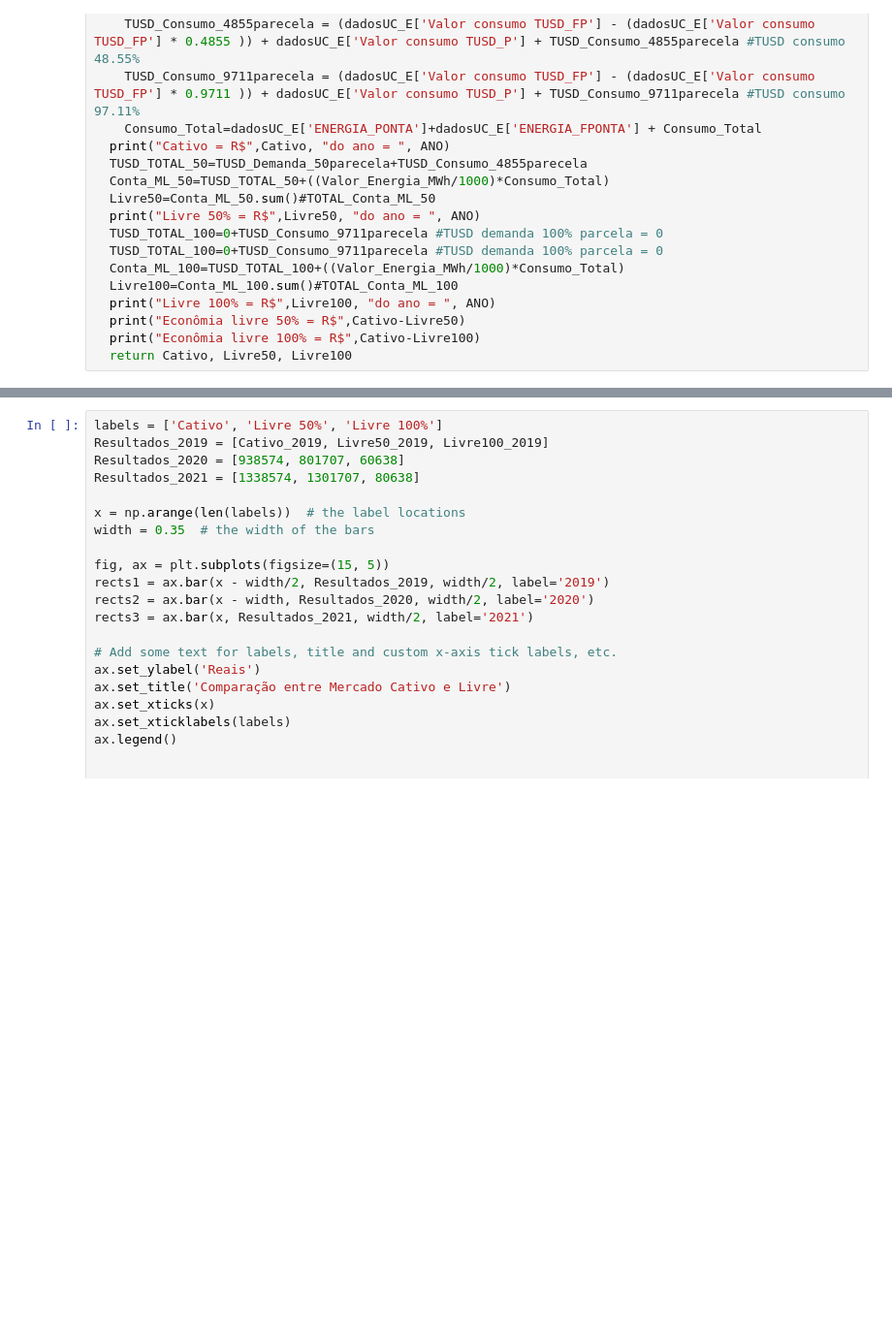
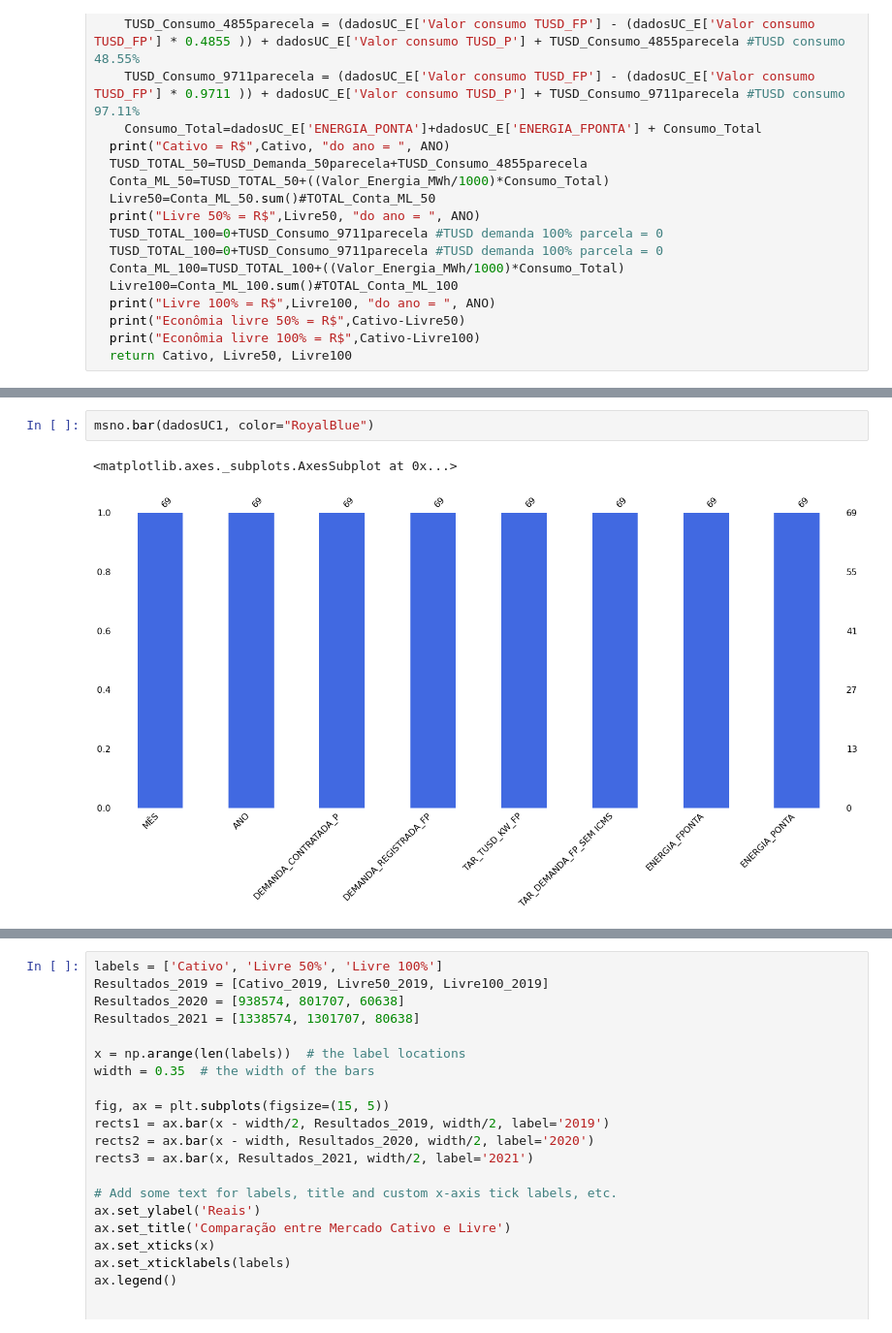
Before and after one commit to byronacunia/UFCA_estudo_mercado_livre, a Jupyter notebook: UFCA.ipynb, the cells around one changed output, grey strips where cells are left out. Shown: that part at 97% size. Drawn from its saved outputs; the diff is of its cells as text; blank space fills up the shorter version.

```diff
--- a/UFCA.ipynb
+++ b/UFCA.ipynb
@@ -96,0 +131,5 @@ Econômia livre 100% = R$ 487326.85159353213
+# %%
+msno.bar(dadosUC1, color="RoyalBlue")
+# %% [output]
+<matplotlib.axes._subplots.AxesSubplot at 0x...>
+[figure, added]
```
Also changed, not shown: parts of 19 cells of this notebook.
